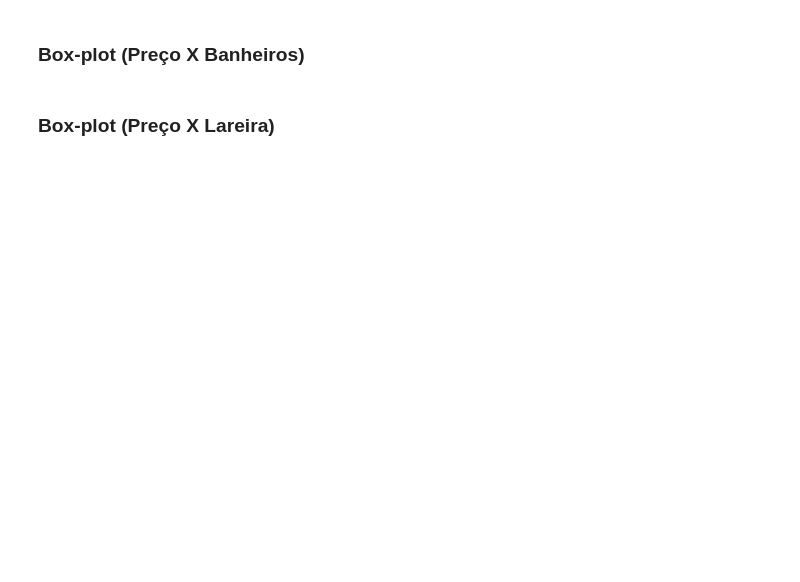
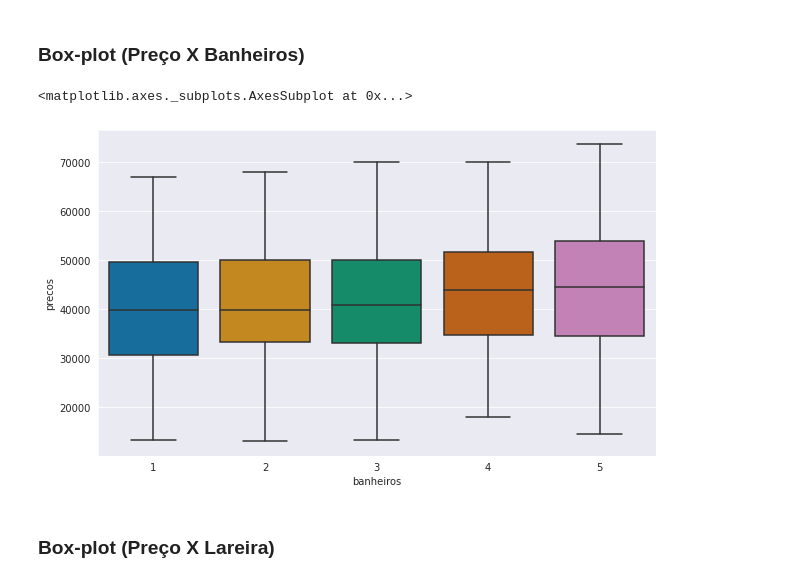
Before and after one commit to HammadD98/Projeto_Regressao_Linear, a Jupyter notebook: Notebook/Regressao_Linear_Exercicio.ipynb, the cells around one changed output. Saved outputs shown, nothing was run; the diff lists cells and outputs as text; code cells hidden in the pictures; blank space fills up the shorter version.

```diff
--- a/Notebook/Regressao_Linear_Exercicio.ipynb
+++ b/Notebook/Regressao_Linear_Exercicio.ipynb
@@ -195,4 +196,10 @@ ax = sns.boxplot(data=dados, x=dados['garagem'], y=dados['precos'])
 # %% [markdown]
 ### Box-plot (Preço X Banheiros)
+# %%
+plt.subplots(figsize=(10, 6))
+sns.boxplot(data=dados, x=dados['banheiros'], y=dados['precos'])
+# %% [output]
+<matplotlib.axes._subplots.AxesSubplot at 0x...>
+[figure, added]
 # %% [markdown]
 ### Box-plot (Preço X Lareira)
```
Also changed, not shown: parts of 5 cells of this notebook.
